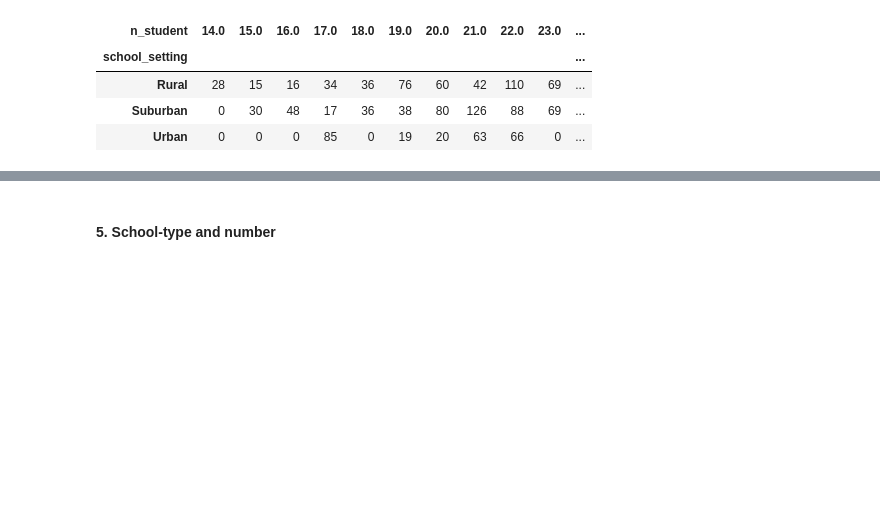
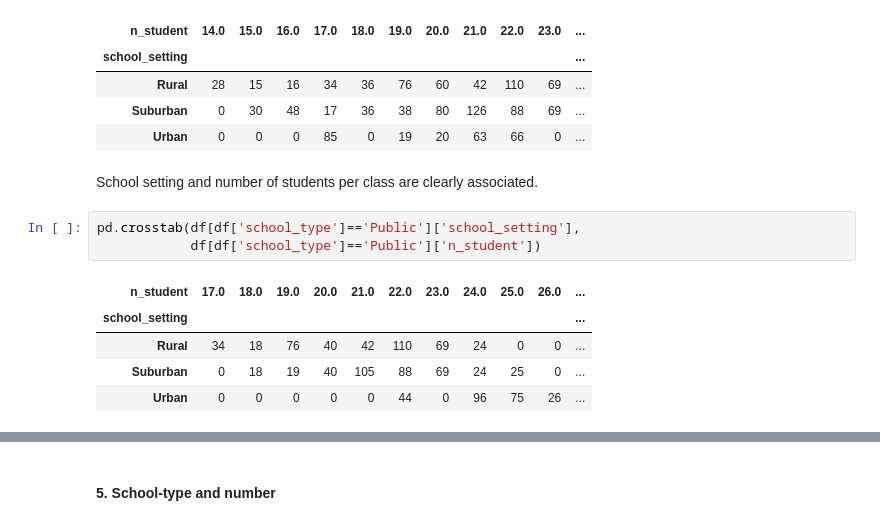
Before and after one commit to divanov137/Test-Scores, a Jupyter notebook: notebooks/test_scores_causal_inference.ipynb, the cells around one changed output, grey strips where cells are left out. Saved outputs shown, nothing was run; the diff lists cells and outputs as text; blank space fills up the shorter version.

```diff
--- a/notebooks/test_scores_causal_inference.ipynb
+++ b/notebooks/test_scores_causal_inference.ipynb
@@ -175,3 +268,14 @@ pd.crosstab(df['school_setting'], df['n_student'])
 | Rural | 28 | 15 | 16 | 34 | 36 | 76 | 60 | 42 | 110 | 69 | ... |
 | Suburban | 0 | 30 | 48 | 17 | 36 | 38 | 80 | 126 | 88 | 69 | ... |
 | Urban | 0 | 0 | 0 | 85 | 0 | 19 | 20 | 63 | 66 | 0 | ... |
+# %% [markdown]
+School setting and number of students per class are clearly associated.
+# %%
+pd.crosstab(df[df['school_type']=='Public']['school_setting'],
+            df[df['school_type']=='Public']['n_student'])
+# %% [output]
+| n_student | 17.0 | 18.0 | 19.0 | 20.0 | 21.0 | 22.0 | 23.0 | 24.0 | 25.0 | 26.0 | ... |
+| school_setting |  |  |  |  |  |  |  |  |  |  | ... |
+| Rural | 34 | 18 | 76 | 40 | 42 | 110 | 69 | 24 | 0 | 0 | ... |
+| Suburban | 0 | 18 | 19 | 40 | 105 | 88 | 69 | 24 | 25 | 0 | ... |
+| Urban | 0 | 0 | 0 | 0 | 0 | 44 | 0 | 96 | 75 | 26 | ... |
```
Also changed, not shown: parts of 91 cells of this notebook.
